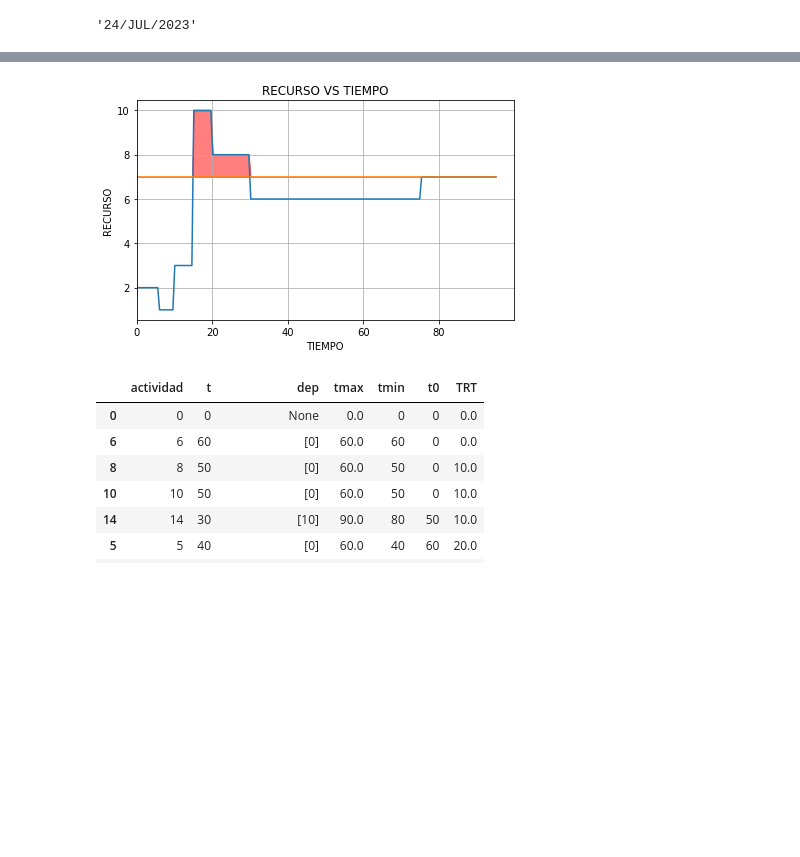
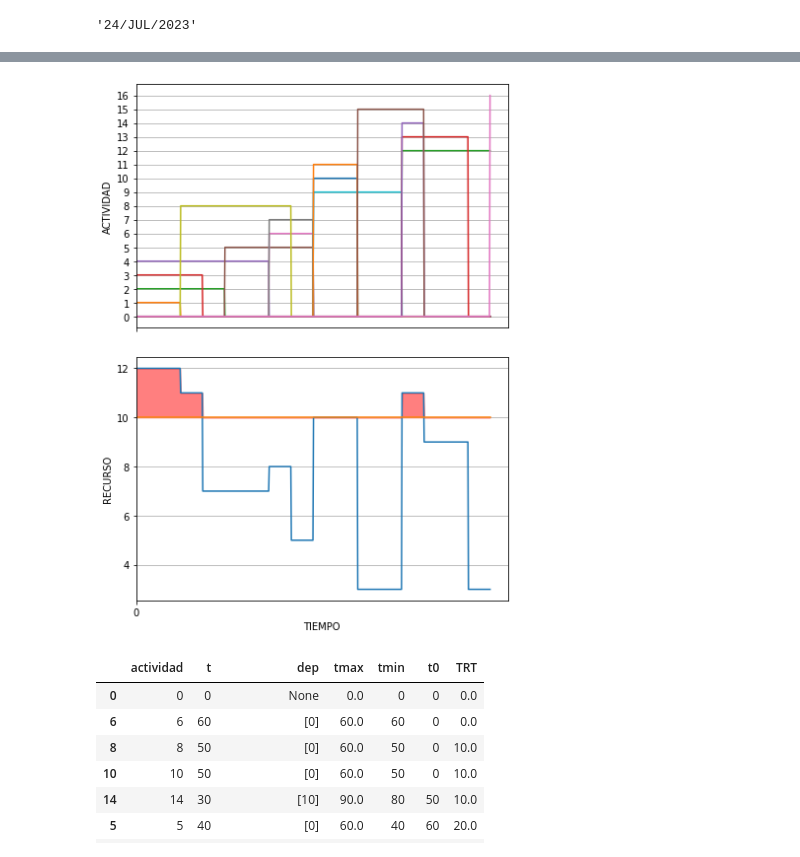
Before and after one commit to Michael-Jimenez-C/Investigaci-n-de-operaciones, a Jupyter notebook: pert.ipynb, the cells around one changed output, grey strips where cells are left out. Drawn from its saved outputs; the diff is of its cells as text; code cells hidden in the pictures; blank space fills up the shorter version.

```diff
--- a/pert.ipynb
+++ b/pert.ipynb
@@ -14,6 +14,11 @@ df=pd.DataFrame({"Actividad":"1 2 3 4 5 6 7 8 9".split(" "),
                  "Tiempo":[10,6,1,5,5,10,30,30,20],
                  "dependencia":"0 0 2 1,3 4 5 4 6,7 8".split(" "),
                  "recurso":[1,1,0,3,4,2,6,6,7]})
+# %%
+df=pd.DataFrame({"Actividad":"A B C D E F G H I J K L M N O S".split(" "),
+                 "Tiempo":[2,4,3,6,4,2,2,5,4,2,2,4,3,1,3,0],
+                 "dependencia":"0 0 0 0 B D D,C A E B,F,G G H,I I,J I,J J,K L,M,N,O".split(" "),
+                 "recurso":[4,2,4,2,2,1,2,3,2,5,3,3,6,1,1,0]})
 # %%
 df
 # %% [output]
@@ -283,0 +310,3 @@ plt.savefig("GANT PSI.pdf",dpi=300)
+# %%
+s=Proyecto(df["Actividad"],df["Tiempo"],df["dependencia"])
+s.rutaCritica()
@@ -284,3 +327,3 @@ plt.savefig("GANT PSI.pdf",dpi=300)
 # %%
-s.digrama_recurso_vs_tiempo(df["recurso"],7)
+s.gantResumen(df["recurso"],10)
 # %% [output]
@@ -288 +330 @@ s.digrama_recurso_vs_tiempo(df["recurso"],7)
-[figure, old version]
+[figure, new version]
```
Also changed, not shown: parts of 12 cells of this notebook.
